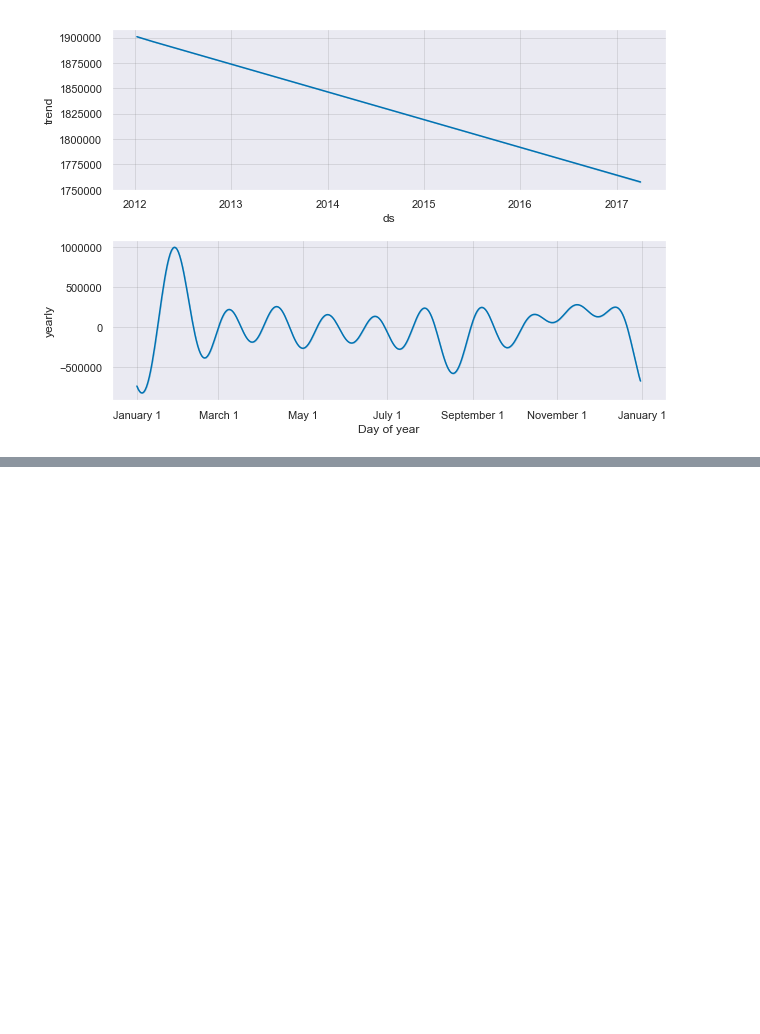
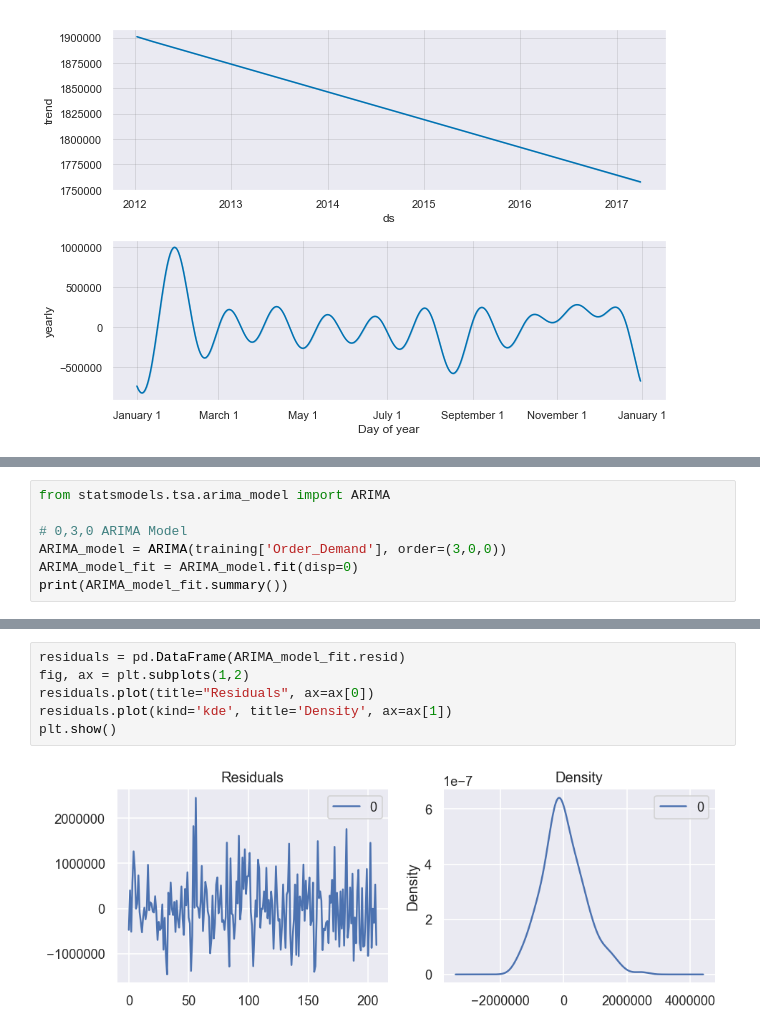
Before and after one commit to p678m854/EECS-731, a Jupyter notebook: Week 6 Forecasting/World Wide Products.ipynb, the cells around one changed output, grey strips where cells are left out. Cells and saved outputs as stored; diff of their text form; blank space fills up the shorter version.

```diff
--- a/Week 6 Forecasting/World Wide Products.ipynb
+++ b/Week 6 Forecasting/World Wide Products.ipynb
@@ -201,0 +246,7 @@ prophet_model.plot_components(forecast)
+# %%
+from statsmodels.tsa.arima_model import ARIMA
+
+# 0,3,0 ARIMA Model
+ARIMA_model = ARIMA(training['Order_Demand'], order=(3,0,0))
+ARIMA_model_fit = ARIMA_model.fit(disp=0)
+print(ARIMA_model_fit.summary())
@@ -201,0 +271,8 @@ prophet_model.plot_components(forecast)
+# %%
+residuals = pd.DataFrame(ARIMA_model_fit.resid)
+fig, ax = plt.subplots(1,2)
+residuals.plot(title="Residuals", ax=ax[0])
+residuals.plot(kind='kde', title='Density', ax=ax[1])
+plt.show()
+# %% [output]
+[figure, added]
```
Also changed, not shown: parts of 16 cells of this notebook.
